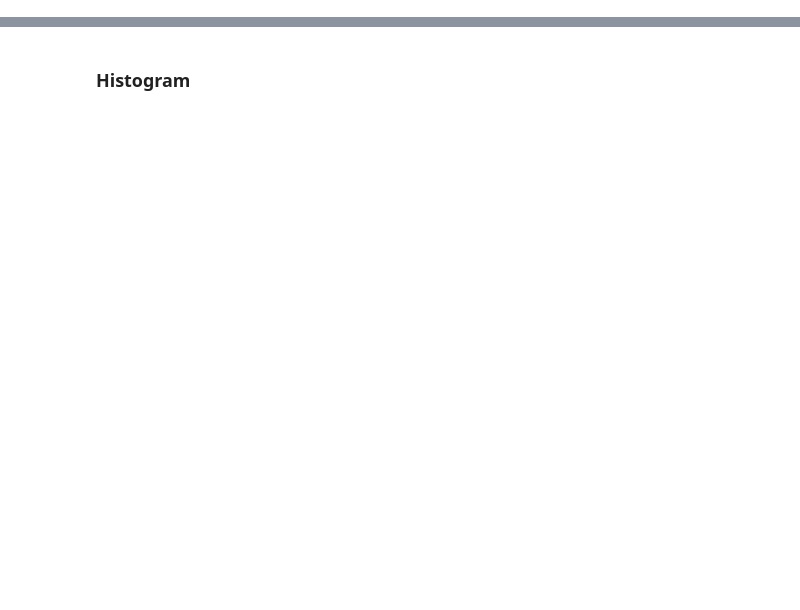
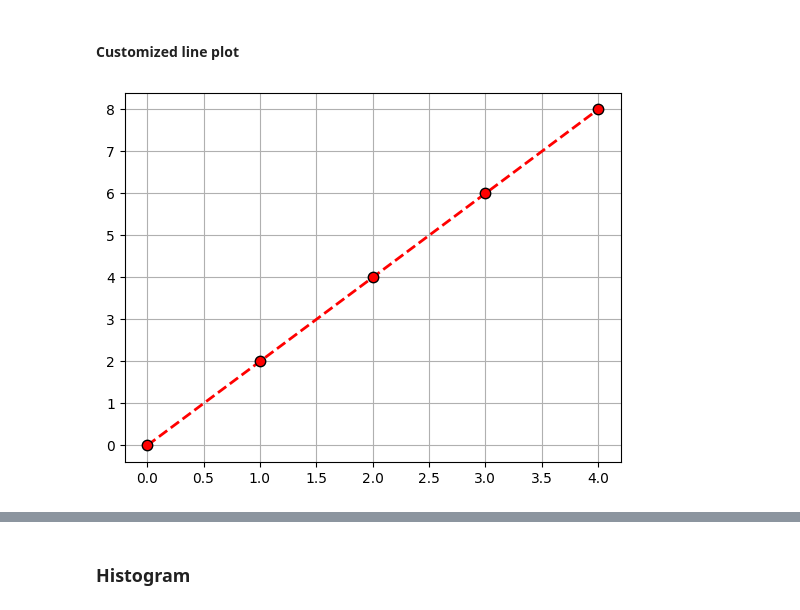
Before and after one commit to NehalLabib77/Machine_Learning, a Jupyter notebook: Data-Analysis/Matplotlib/Matplotlib Tutorial.ipynb, the cells around one changed output, grey strips where cells are left out. Cells and saved outputs as stored; diff of their text form; code cells hidden in the pictures; blank space fills up the shorter version.

```diff
--- a/Data-Analysis/Matplotlib/Matplotlib Tutorial.ipynb
+++ b/Data-Analysis/Matplotlib/Matplotlib Tutorial.ipynb
@@ -168,0 +140,17 @@ plt.show()
+# %% [markdown]
+#### Customized line plot
+# %%
+x = [0, 1, 2, 3, 4]
+y = [0, 2, 4, 6, 8]
+
+plt.plot(x, y,
+         label='2x',
+         color='red',
+         linewidth=2,
+         marker='.',
+         linestyle='--',
+         markersize=15,
+         markeredgecolor='black')
+plt.grid(True)
+# %% [output]
+[figure, added]
```
Also changed, not shown: parts of 30 cells of this notebook.
